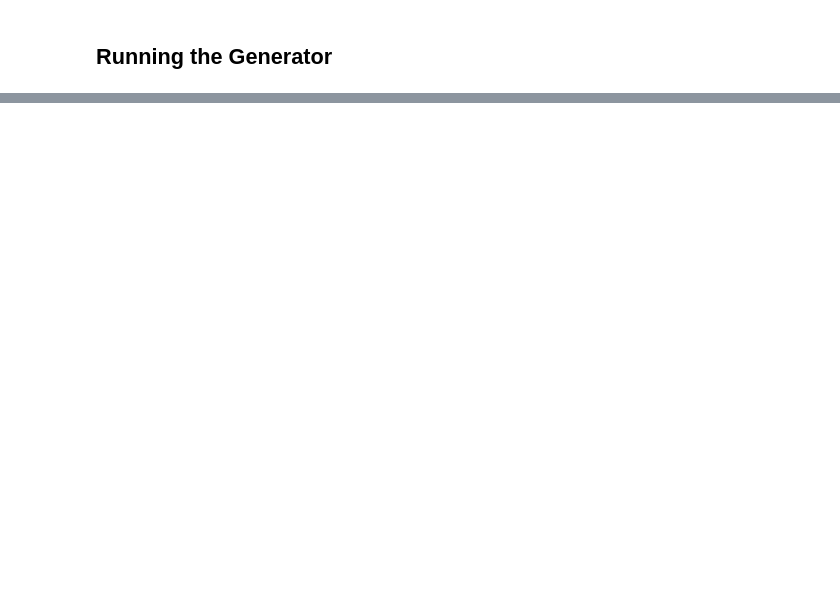
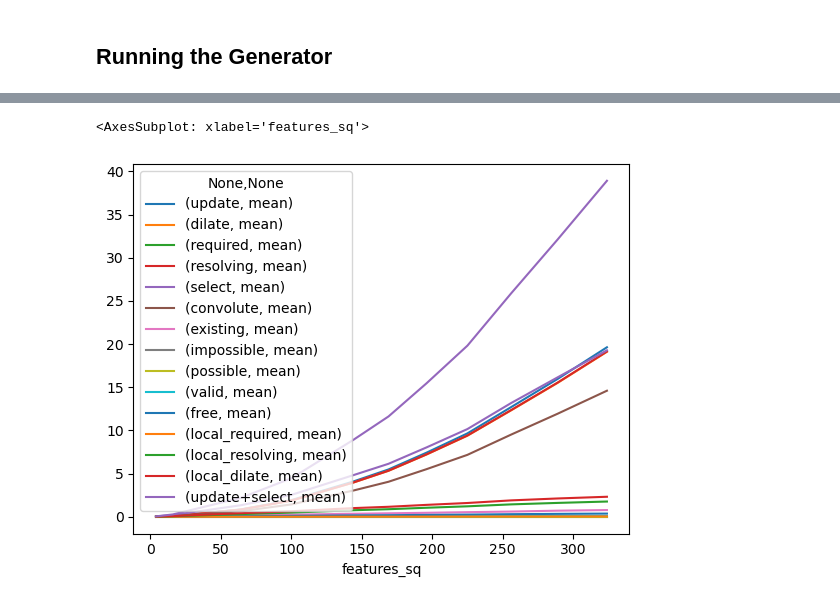
Before and after one commit to flaport/inverse_design, a Jupyter notebook: notebooks/09_local_generator.ipynb, the cells around one changed output, grey strips where cells are left out. Drawn from its saved outputs; the diff is of its cells as text; code cells hidden in the pictures; blank space fills up the shorter version.

```diff
--- a/notebooks/09_local_generator.ipynb
+++ b/notebooks/09_local_generator.ipynb
@@ -156,7 +138,7 @@ class Times():
 # %%
 debug = 1
-def log(*args):
-  if debug:
+def log(*args, level=1):
+  if debug>=level:
     print(*args)
 # %%
 # def existing_pixels(touches, brush):
@@ -168,7 +150,7 @@ def log(*args):
 def valid_touches(impossible, touches):
     return np.logical_and(np.logical_not(impossible), np.logical_not(touches))
 
-def possible_pixels(valid, touches, brush): #only used for debugging
+def possible_pixels(valid, touches, brush): # only used for debugging
     possible_touches = np.logical_or(touches, valid)
     # equivalent to touches or (not impossible)
     # because all touches must be possible: it is simply equivalent to not impossible.
@@ -178,11 +160,15 @@ def required_pixels(existing, possible_other):
     # from a free touch existing gets bigger, while possible other is unchanged
     return np.logical_and(np.logical_not(existing), np.logical_not(possible_other))
 
-def resolving_touches(required, valid, brush): # TODO avoid dilate
+def resolving_touches(required, valid, brush): # TODO avoid dilation in all cases
     #instead of using valid we might consider using not impossible here?
-    return np.logical_and(dilate(required, brush), valid)
+    #-> not helpful, as we need valid for free anyways
+    return resolving_touches_no_dilate(dilate(required, brush), valid)
 
-def free_touches(possible_other, valid, brush):
+def resolving_touches_no_dilate(dilated_required, valid):
+  return np.logical_and(dilated_required, valid)
+
+def free_touches(possible_other, valid, brush): # only used for debugging
   # np.logical_or(existing_other) not needeed, as every existing pixel is a possible pixel
   # no need to calculate free touches after a free touch as there will be none
     dilated = dilate(possible_other, brush)
@@ -488,0 +527,24 @@ times.__dict__
+# %%
+import pandas as pd
+from tqdm.notebook import tqdm
+
+debug=0
+df = []
+for features in tqdm([2, 4, 8, 10, 12, 13, 14, 15, 16, 17, 18], desc="features", position=0):
+
+  for i in tqdm(range(50//features), desc="iteration", position=1, leave=False):
+    heatmap = generate_heatmap(features, zoom=16)
+    times = Times()
+    generate(heatmap)
+    dic = times.__dict__
+    dic["features"] = features
+    df.append(dic)
+
+df = pd.DataFrame(df)
+# %%
+df["features_sq"] = df["features"]**2
+df["update+select"] = df["update"]+df["select"]
+
+meta = df.groupby("features_sq").agg([np.mean])
+meta = meta.drop(columns=["features"])
+#df.drop(columns="features").plot(x="features_sq")
@@ -488,0 +553,5 @@ times.__dict__
+# %%
+meta.plot()
+# %% [output]
+<AxesSubplot: xlabel='features_sq'>
+[figure, added]
```
Also changed, not shown: parts of 13 cells of this notebook, 2 other files.
